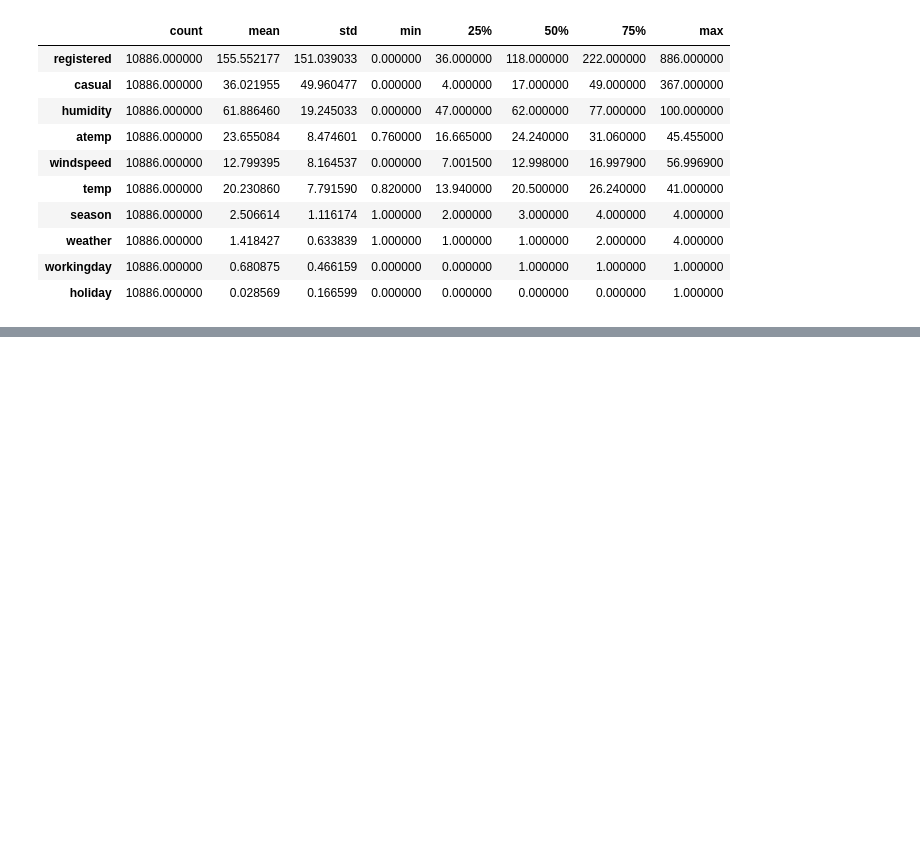
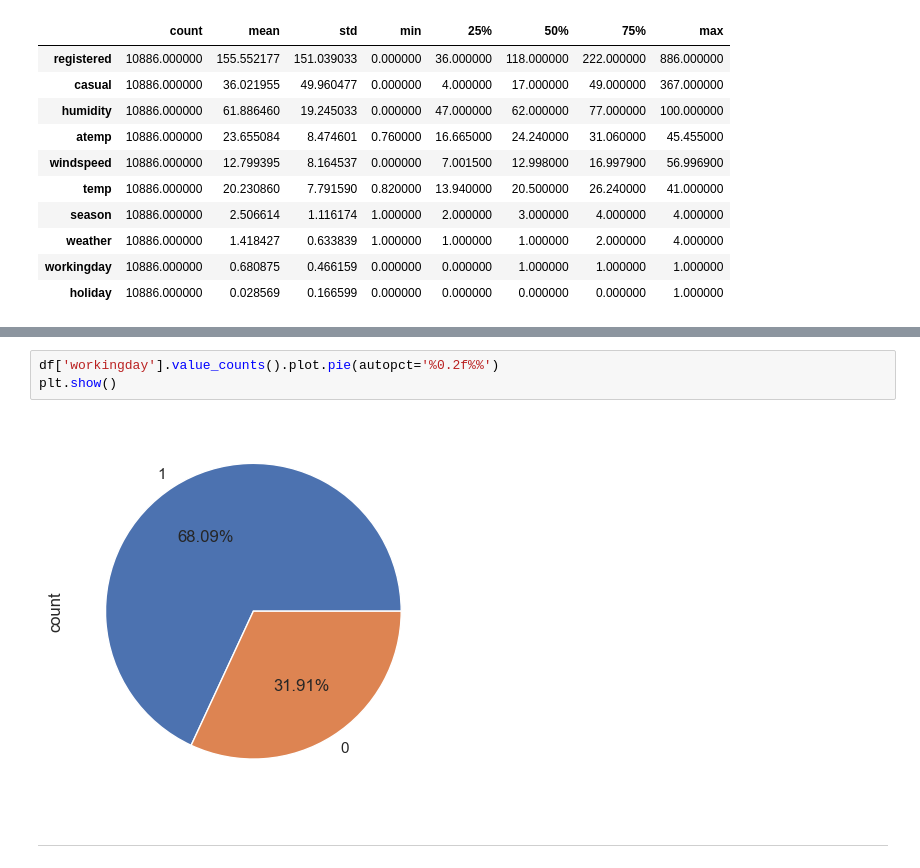
Before and after one commit to Mohamed-Jamyl/ML-DL_and_Data-Science_projects, a Jupyter notebook: Vlib_regression_project/Bake rental project.ipynb, the cells around one changed output, grey strips where cells are left out. Cells and saved outputs as stored; diff of their text form; blank space fills up the shorter version.

```diff
--- a/Vlib_regression_project/Bake rental project.ipynb
+++ b/Vlib_regression_project/Bake rental project.ipynb
@@ -129,0 +205,7 @@ df.iloc[:, :-1].describe().T.sort_values(by='std' , ascending = False).style.bac
+# %%
+df['workingday'].value_counts().plot.pie(autopct='%0.2f%%')
+plt.show()
+# %% [output]
+[figure, added]
+# %% [markdown]
+-----------------------
```
Also changed, not shown: parts of 88 cells of this notebook.
